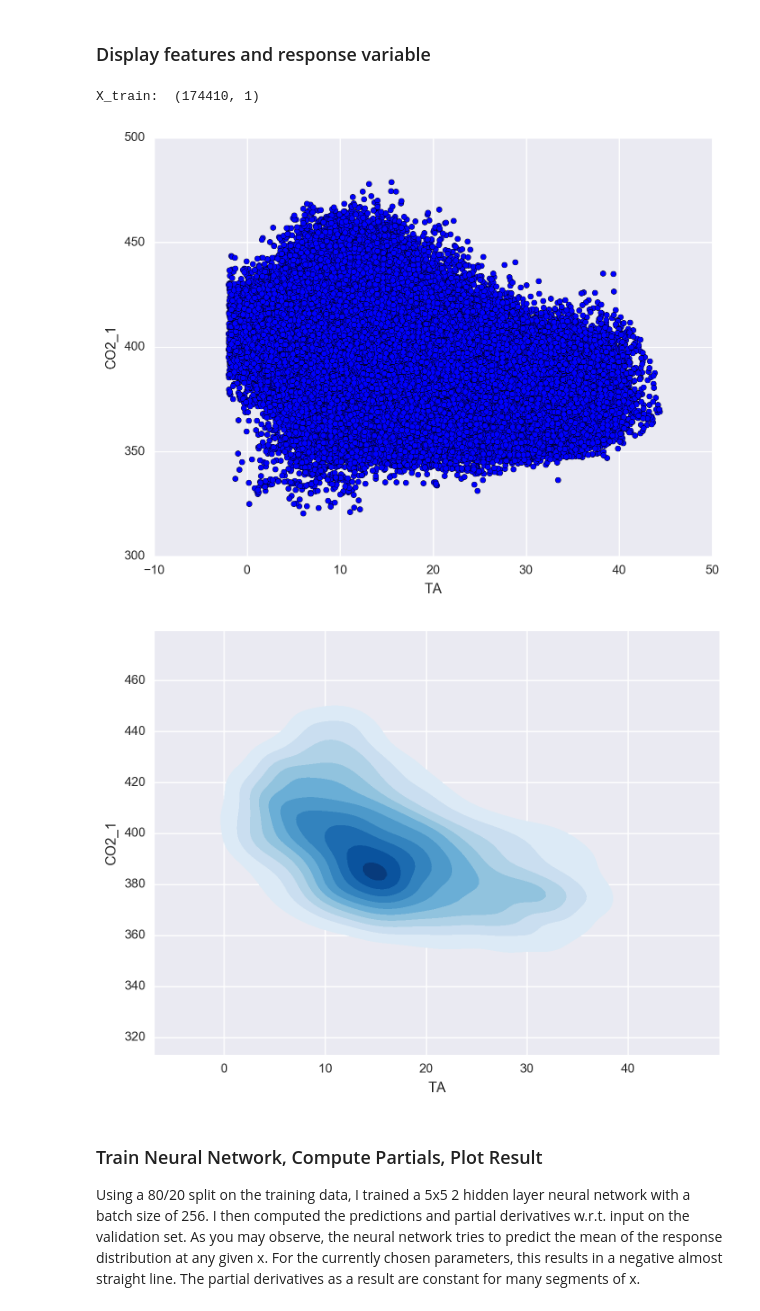
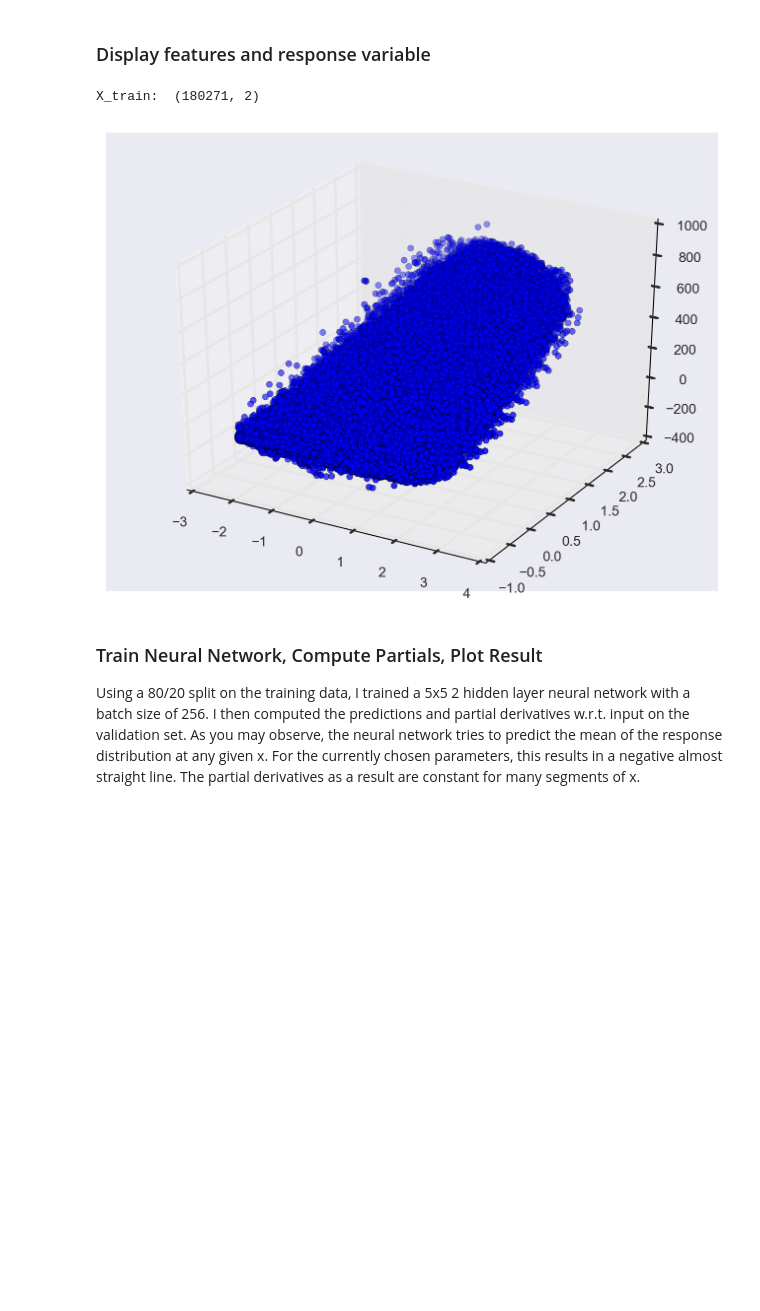
Before and after one commit to bsuper-archive/biomet-partials, a Jupyter notebook: Tensorflow Partial Derivatives.ipynb, the cells around one changed output. Drawn from its saved outputs; the diff is of its cells as text; code cells hidden in the pictures; blank space fills up the shorter version.

```diff
--- a/Tensorflow Partial Derivatives.ipynb
+++ b/Tensorflow Partial Derivatives.ipynb
@@ -86,26 +87,26 @@ Columns:  Index([u'TIMESTAMP_START', u'TIMESTAMP_END', u'USTAR', u'TA', u'WD', u
 # %% [markdown]
 ### Display features and response variable
 # %%
-X_vars, y_var, train_test_split = ['TA'], 'CO2_1', 0.8
+X_vars, y_var, train_test_split = ['TA', 'PPFD_IN'], 'NETRAD', 0.8
 X_train, y_train, X_val, y_val, X_scaler = get_data(US_Var_df, X_vars, y_var, train_test_split)
 print "X_train: ", X_train.shape
 if X_train.shape[1] == 1:
     plt.scatter(X_scaler.inverse_transform(X_train), y_train)
     plt.xlabel(X_vars[0])
     plt.ylabel(y_var)
     plt.show()
     plt.xlabel(X_vars[0])
     sns.kdeplot(X_scaler.inverse_transform(X_train[:20000, 0]), y_train[:20000], cmap="Blues", shade=True, shade_lowest=False)
 elif X_train.shape[1] == 2:
     fig = plt.figure()
     ax = fig.add_subplot(111, projection='3d')
+#     ax.xlim([-20,20])
     ax.scatter(X_train[:, 0], X_train[:, 1], y_train)
 else:
     print "Cannot plot data when in {0}-D!".format(X_train.shape[1] + 1)
 # %% [output]
-X_train:  (174410, 1)
+X_train:  (180271, 2)
-[figure, old version]
+[figure, new version]
-[figure, removed]
 # %% [markdown]
 ### Train Neural Network, Compute Partials, Plot Result
 
```
Also changed, not shown: parts of 6 cells of this notebook, 1 other file.
